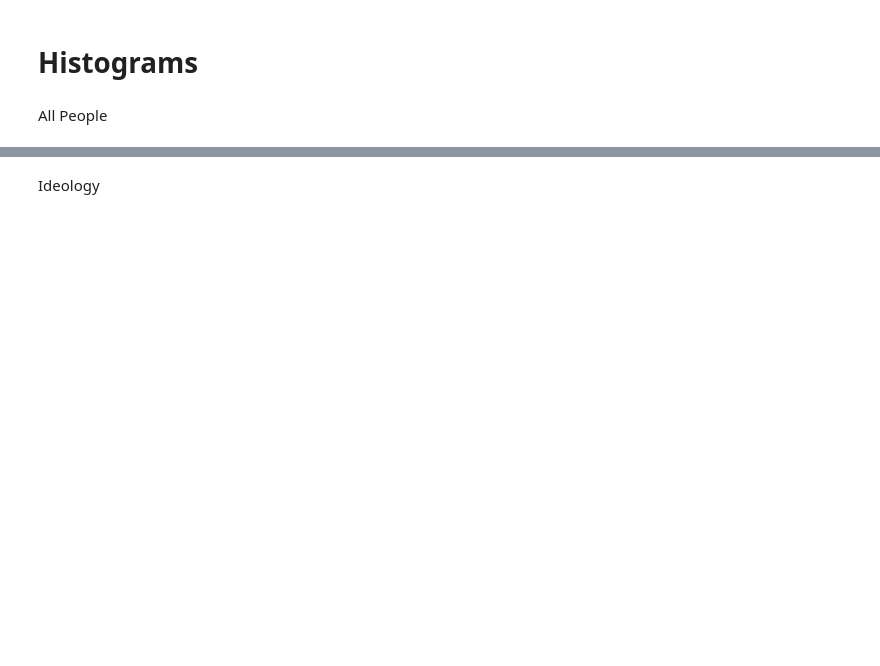
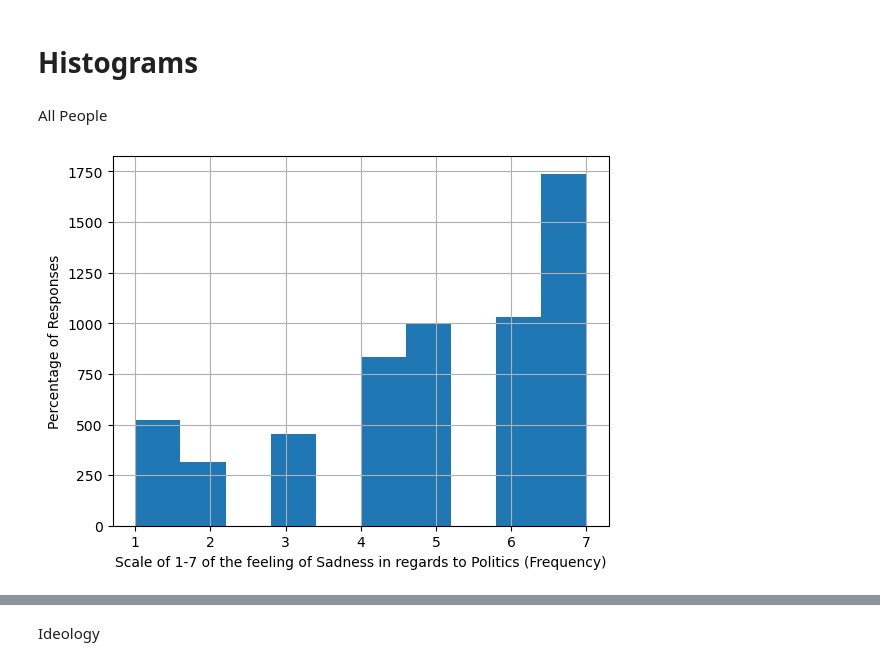
Before and after one commit to wdneff2/steur_research, a Jupyter notebook: research.ipynb, the cells around one changed output, grey strips where cells are left out. Saved outputs shown, nothing was run; the diff lists cells and outputs as text; code cells hidden in the pictures; blank space fills up the shorter version.

```diff
--- a/research.ipynb
+++ b/research.ipynb
@@ -503,5 +505,12 @@ All People
 import matplotlib.pyplot as plt
 import seaborn as sns
 import numpy as np
+# %%
+df1['emotion_sadness_2020Sep'].hist()
+plt.xlabel('Scale of 1-7 of the feeling of Sadness in regards to Politics (Frequency)')
+plt.ylabel('Percentage of Responses')
+plt.show()
+# %% [output]
+[figure, added]
 # %%
 df1['emotion_sadness_2020Sep'].hist(density=True)
```
Also changed, not shown: parts of 59 cells of this notebook.
